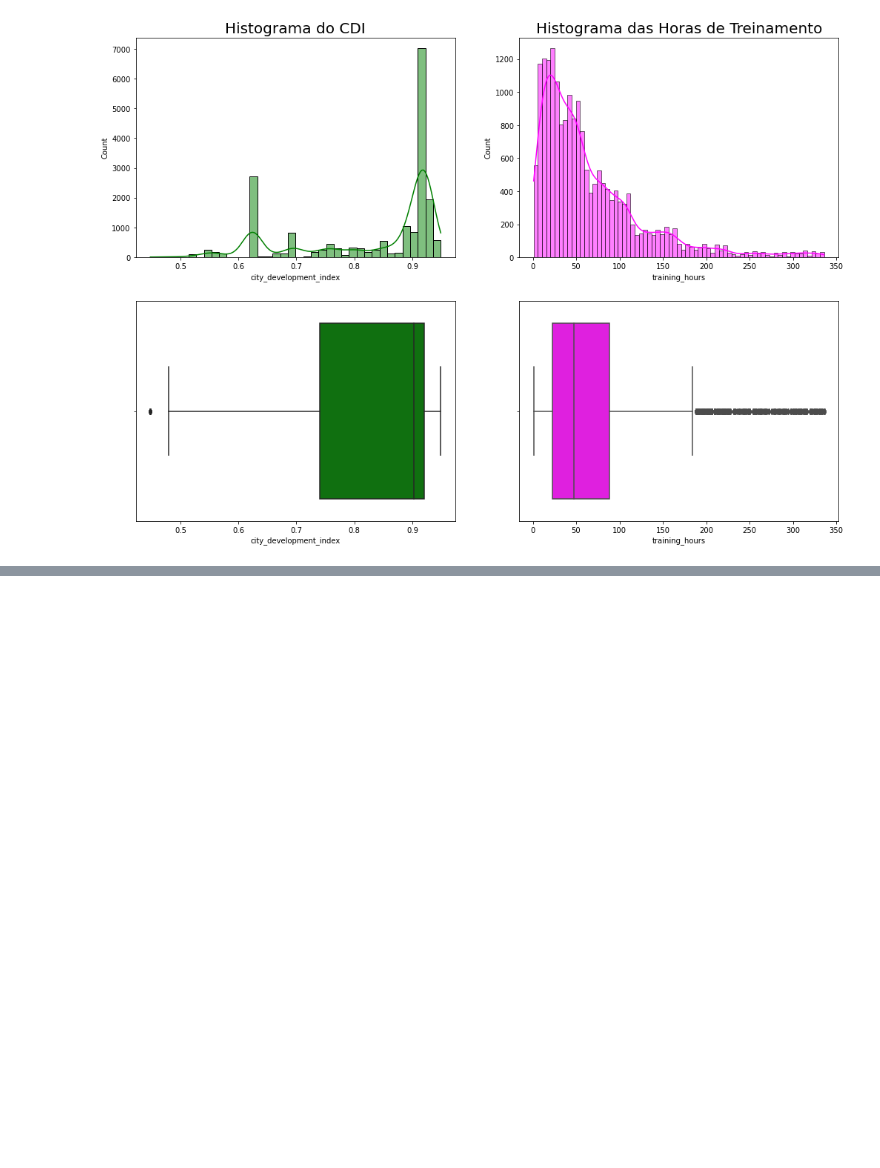
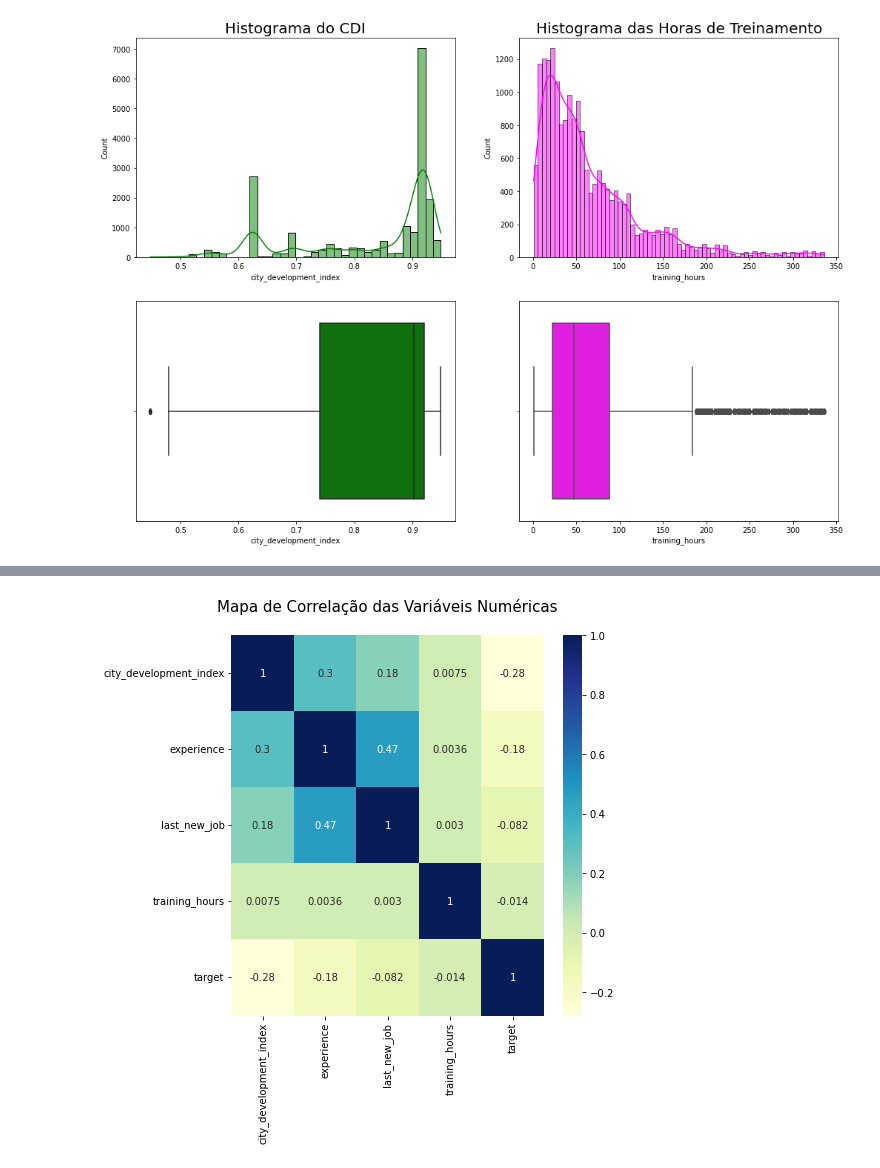
Before and after one commit to EngFrederico/analise_rh, a Jupyter notebook: analise_dados_rh.ipynb, the cells around one changed output, grey strips where cells are left out. Cells and saved outputs as stored; diff of their text form; code cells hidden in the pictures; blank space fills up the shorter version.

```diff
--- a/analise_dados_rh.ipynb
+++ b/analise_dados_rh.ipynb
@@ -385,0 +419,2 @@ training_hours : Distribuição Não Normal
+# %%
+df_analise = df.copy()
@@ -385,0 +441,5 @@ training_hours : Distribuição Não Normal
+# %%
+# Convertemos a variável experience para numérica
+df_analise["experience"] = np.where(df_analise["experience"] == "<1", 1, df_analise["experience"])
+df_analise["experience"] = np.where(df_analise["experience"] == ">20", 21, df_analise["experience"])
+df_analise["experience"] = df_analise["experience"].astype(float)
@@ -385,0 +476,5 @@ training_hours : Distribuição Não Normal
+# %%
+# Convertemos a variável last_new_job para numérica
+df_analise["last_new_job"] = np.where(df_analise["last_new_job"] == "never", 0, df_analise["last_new_job"])
+df_analise["last_new_job"] = np.where(df_analise["last_new_job"] == ">4", 5, df_analise["last_new_job"])
+df_analise["last_new_job"] = df_analise["last_new_job"].astype(float)
@@ -385,0 +543,8 @@ training_hours : Distribuição Não Normal
+# %%
+# Heatmap
+plt.figure(figsize = (7,7))
+sns.heatmap(df_analise.drop("enrollee_id", axis = 1).corr("spearman"), annot = True, cmap = "YlGnBu")
+plt.title("Mapa de Correlação das Variáveis Numéricas\n", fontsize = 15)
+plt.show()
+# %% [output]
+[figure, added]
```
Also changed, not shown: parts of 33 cells of this notebook.
